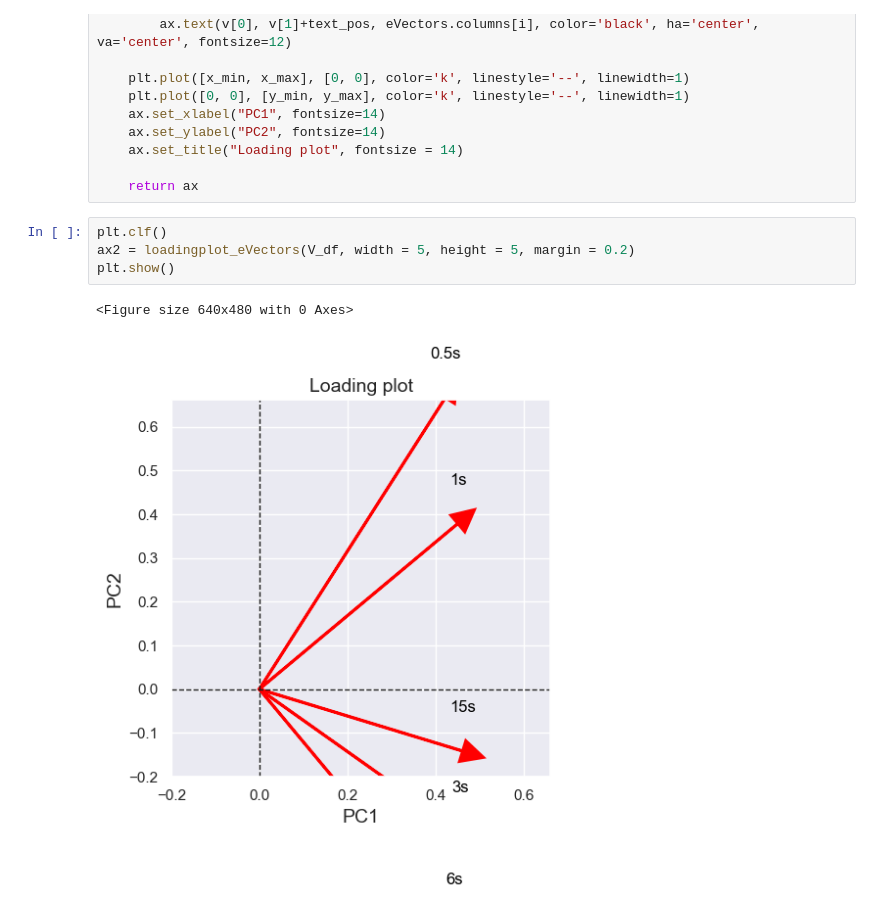
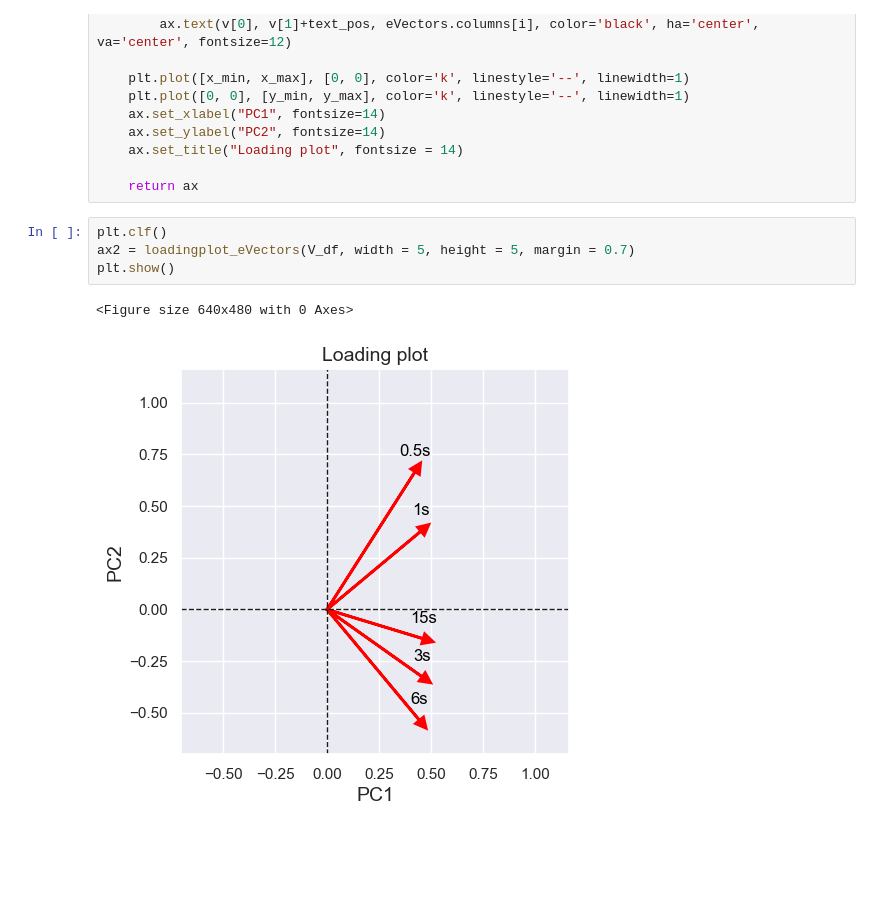
Before and after one commit to fwnriyx/poly, a Jupyter notebook: Math For AI/Week 6/Practical_5d_Example2.ipynb, the cells around one changed output. Drawn from its saved outputs; the diff is of its cells as text; blank space fills up the shorter version.

```diff
--- a/Math For AI/Week 6/Practical_5d_Example2.ipynb
+++ b/Math For AI/Week 6/Practical_5d_Example2.ipynb
@@ -128,8 +144,8 @@ def loadingplot_eVectors(eVectors, width=5, height=5, margin=0.5):
     return ax
 # %%
 plt.clf()
-ax2 = loadingplot_eVectors(V_df, width = 5, height = 5, margin = 0.2)
+ax2 = loadingplot_eVectors(V_df, width = 5, height = 5, margin = 0.7)
 plt.show()
 # %% [output]
 <Figure size 640x480 with 0 Axes>
-[figure, old version]
+[figure, new version]
```
Also changed, not shown: parts of 4 cells of this notebook.
